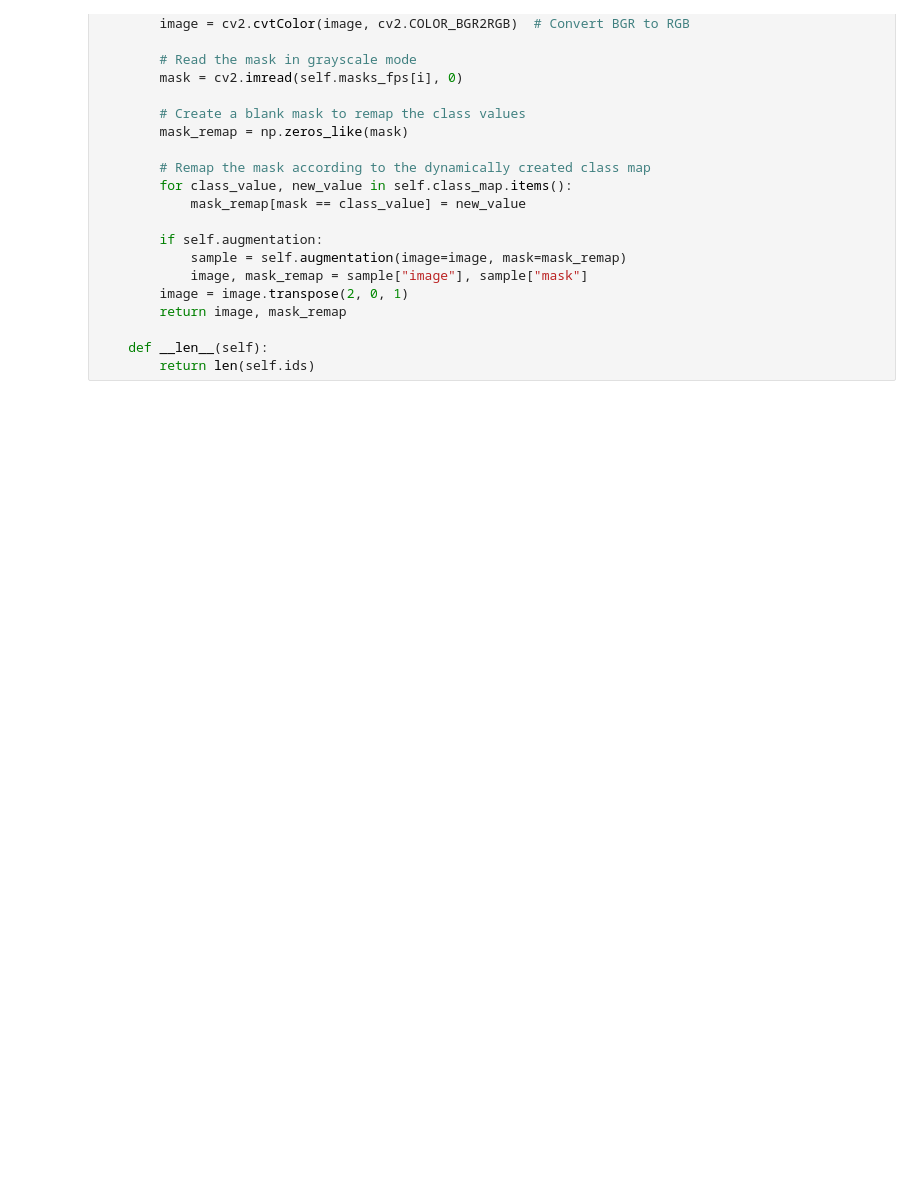
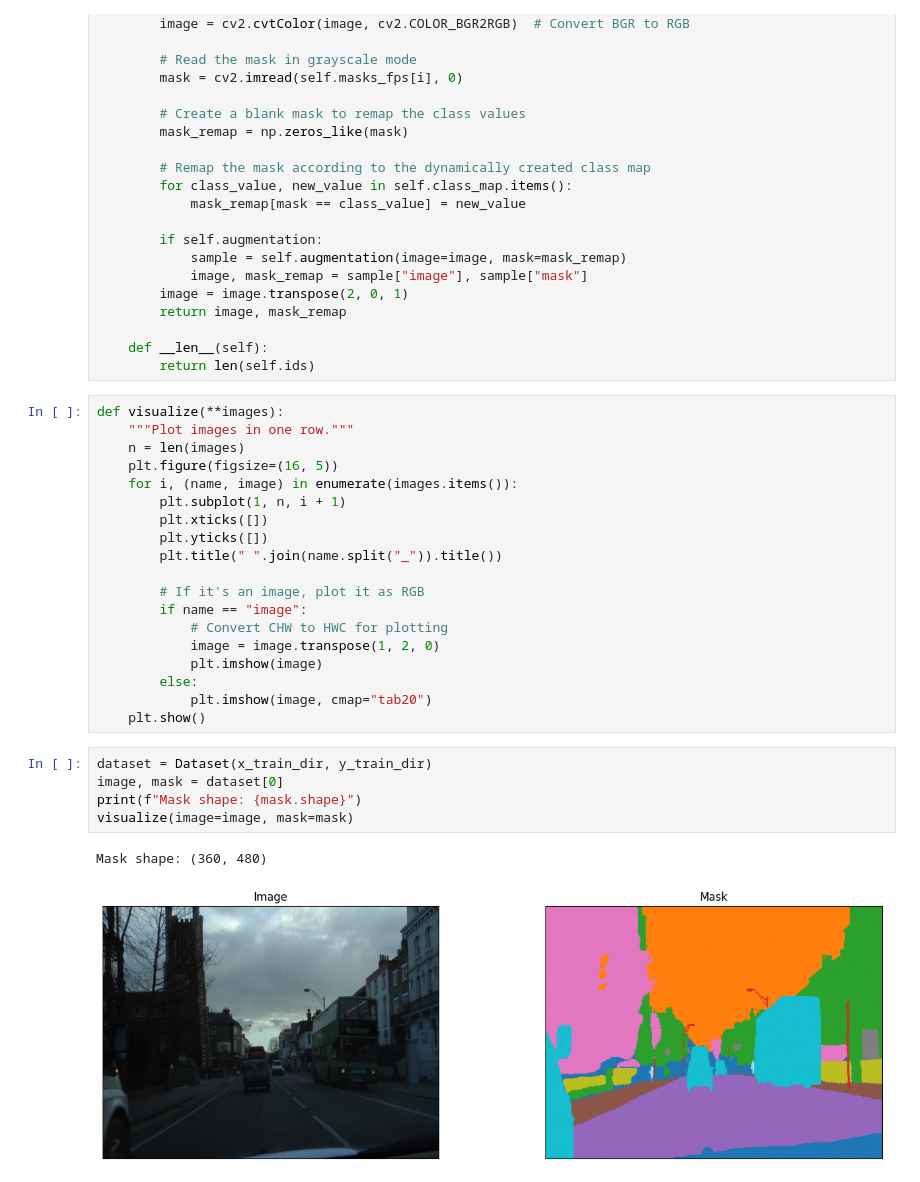
Before and after one commit to hanruiyao163/seg1, a Jupyter notebook: smp/camvid-seg.ipynb, the cells around one changed output. Saved outputs shown, nothing was run; the diff lists cells and outputs as text; blank space fills up the shorter version.

```diff
--- a/smp/camvid-seg.ipynb
+++ b/smp/camvid-seg.ipynb
@@ -110,3 +124,30 @@ class Dataset(BaseDataset):
 
     def __len__(self):
         return len(self.ids)
+# %%
+def visualize(**images):
+    """Plot images in one row."""
+    n = len(images)
+    plt.figure(figsize=(16, 5))
+    for i, (name, image) in enumerate(images.items()):
+        plt.subplot(1, n, i + 1)
+        plt.xticks([])
+        plt.yticks([])
+        plt.title(" ".join(name.split("_")).title())
+
+        # If it's an image, plot it as RGB
+        if name == "image":
+            # Convert CHW to HWC for plotting
+            image = image.transpose(1, 2, 0)
+            plt.imshow(image)
+        else:
+            plt.imshow(image, cmap="tab20")
+    plt.show()
+# %%
+dataset = Dataset(x_train_dir, y_train_dir)
+image, mask = dataset[0]
+print(f"Mask shape: {mask.shape}")
+visualize(image=image, mask=mask)
+# %% [output]
+Mask shape: (360, 480)
+[figure, added]
```
Also changed, not shown: parts of 7 cells of this notebook.
